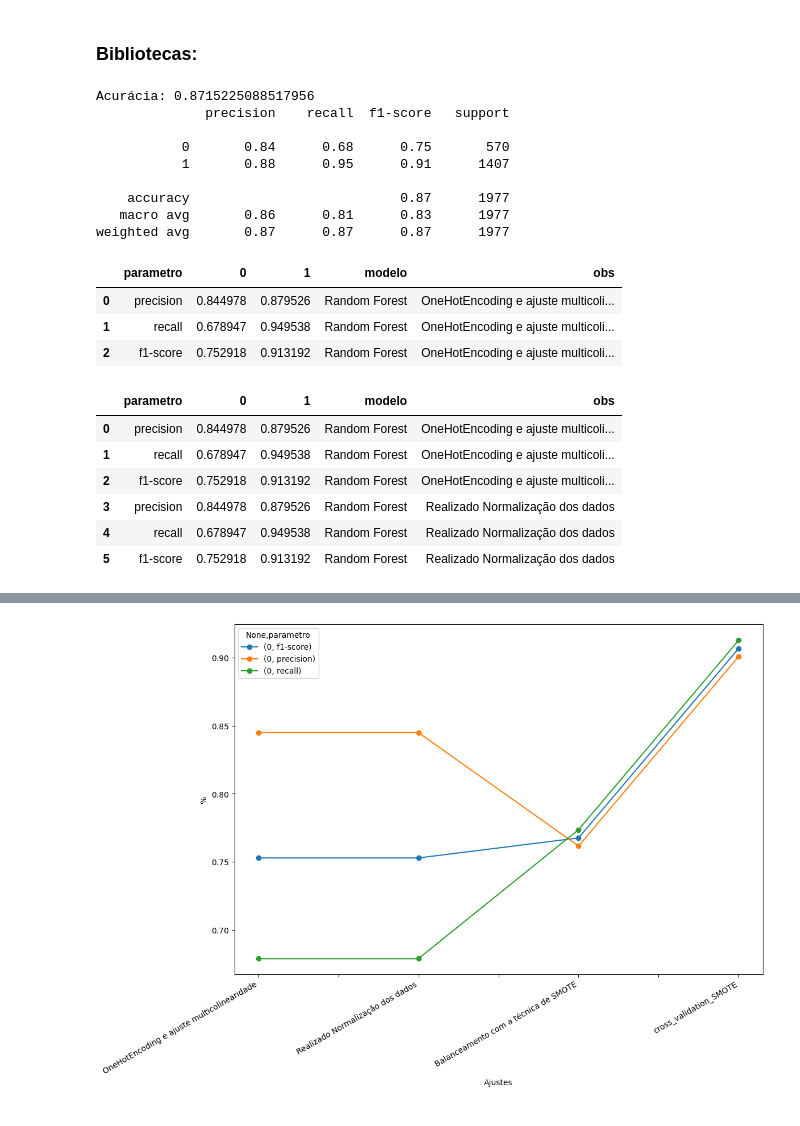
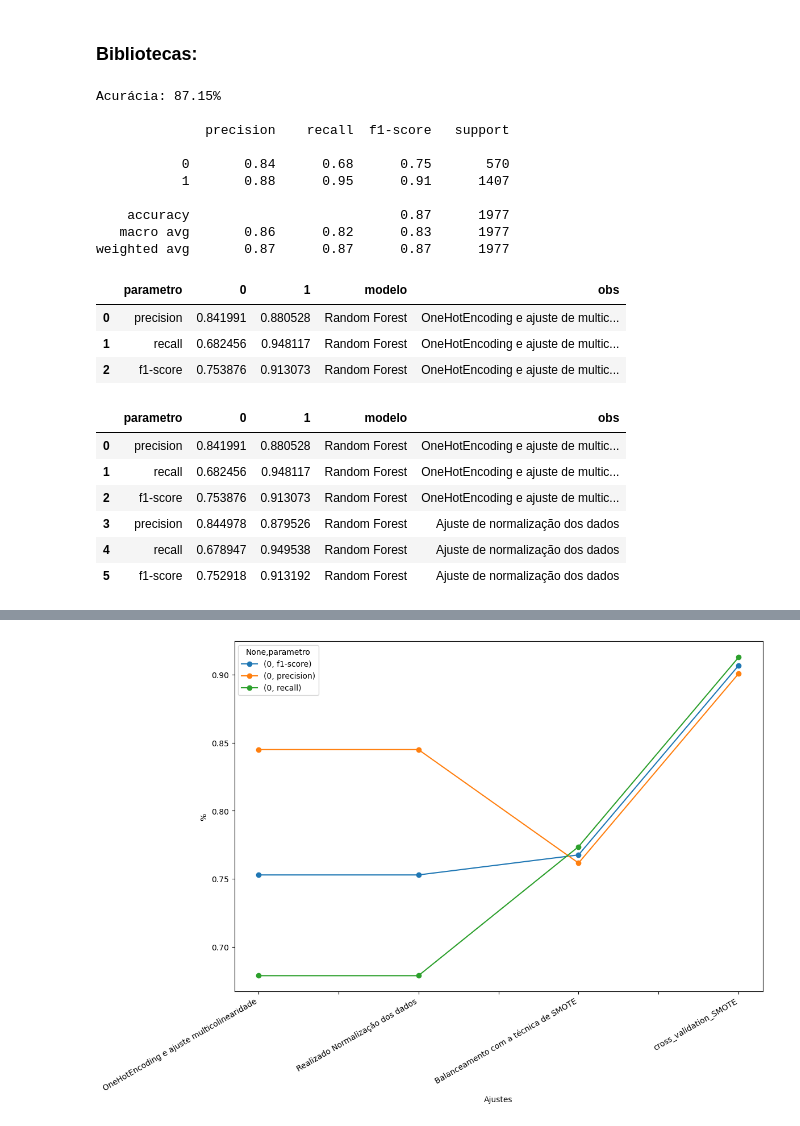
Before and after one commit to JuniorNS96/TCC, a Jupyter notebook: main.ipynb, the cells around one changed output, grey strips where cells are left out. Drawn from its saved outputs; the diff is of its cells as text; code cells hidden in the pictures.

```diff
--- a/main.ipynb
+++ b/main.ipynb
@@ -1286,17 +1286,18 @@ modelo_rf = RandomForestClassifier(random_state=42)
 modelo_rf.fit(X_treino, y_treino)
 previsoes = modelo_rf.predict(X_teste)
 acuracia = accuracy_score(y_teste, previsoes)
-print('Acurácia:', acuracia)
+print(f'Acurácia: {acuracia:.2%}\n')
 print(classification_report(y_teste, previsoes))
 # %% [output]
-Acurácia: 0.8715225088517956
+Acurácia: 87.15%
+
               precision    recall  f1-score   support
 
            0       0.84      0.68      0.75       570
            1       0.88      0.95      0.91      1407
 
     accuracy                           0.87      1977
-   macro avg       0.86      0.81      0.83      1977
+   macro avg       0.86      0.82      0.83      1977
 weighted avg       0.87      0.87      0.87      1977
 # %%
 df_relatorio = pd.DataFrame()
@@ -1312,13 +1313,13 @@ def geraRelatorio(df_resultado, dados_teste,modelo, obs):
     df_resultado = pd.concat([df_resultado,df_relatorio_default], axis=0, ignore_index=True)
     return df_resultado
 # %%
-df_relatorio = geraRelatorio(df_relatorio,y_teste,'Random Forest','OneHotEncoding e ajuste multicolinearidade')
+df_relatorio = geraRelatorio(df_relatorio,y_teste,'Random Forest','OneHotEncoding e ajuste de multicolinearidade')
 df_relatorio
 # %% [output]
 |  | parametro | 0 | 1 | modelo | obs |
-| 0 | precision | 0.844978 | 0.879526 | Random Forest | OneHotEncoding e ajuste multicoli... |
-| 1 | recall | 0.678947 | 0.949538 | Random Forest | OneHotEncoding e ajuste multicoli... |
-| 2 | f1-score | 0.752918 | 0.913192 | Random Forest | OneHotEncoding e ajuste multicoli... |
+| 0 | precision | 0.841991 | 0.880528 | Random Forest | OneHotEncoding e ajuste de multic... |
+| 1 | recall | 0.682456 | 0.948117 | Random Forest | OneHotEncoding e ajuste de multic... |
+| 2 | f1-score | 0.753876 | 0.913073 | Random Forest | OneHotEncoding e ajuste de multic... |
 # %%
 from sklearn.preprocessing import StandardScaler
 # %%
@@ -1366,13 +1367,13 @@ modelo_rf.fit(X_treino, y_treino)
 previsoes = modelo_rf.predict(X_teste)
 acuracia = accuracy_score(y_teste, previsoes)
 # %%
-df_relatorio = geraRelatorio(df_relatorio,y_teste,'Random Forest','Realizado Normalização dos dados')
+df_relatorio = geraRelatorio(df_relatorio,y_teste,'Random Forest','Ajuste de normalização dos dados')
 df_relatorio
 # %% [output]
 |  | parametro | 0 | 1 | modelo | obs |
-| 0 | precision | 0.844978 | 0.879526 | Random Forest | OneHotEncoding e ajuste multicoli... |
-| 1 | recall | 0.678947 | 0.949538 | Random Forest | OneHotEncoding e ajuste multicoli... |
-| 2 | f1-score | 0.752918 | 0.913192 | Random Forest | OneHotEncoding e ajuste multicoli... |
-| 3 | precision | 0.844978 | 0.879526 | Random Forest | Realizado Normalização dos dados |
-| 4 | recall | 0.678947 | 0.949538 | Random Forest | Realizado Normalização dos dados |
-| 5 | f1-score | 0.752918 | 0.913192 | Random Forest | Realizado Normalização dos dados |
+| 0 | precision | 0.841991 | 0.880528 | Random Forest | OneHotEncoding e ajuste de multic... |
+| 1 | recall | 0.682456 | 0.948117 | Random Forest | OneHotEncoding e ajuste de multic... |
+| 2 | f1-score | 0.753876 | 0.913073 | Random Forest | OneHotEncoding e ajuste de multic... |
+| 3 | precision | 0.844978 | 0.879526 | Random Forest | Ajuste de normalização dos dados |
+| 4 | recall | 0.678947 | 0.949538 | Random Forest | Ajuste de normalização dos dados |
+| 5 | f1-score | 0.752918 | 0.913192 | Random Forest | Ajuste de normalização dos dados |
```
Also changed, not shown: parts of 22 cells of this notebook.
